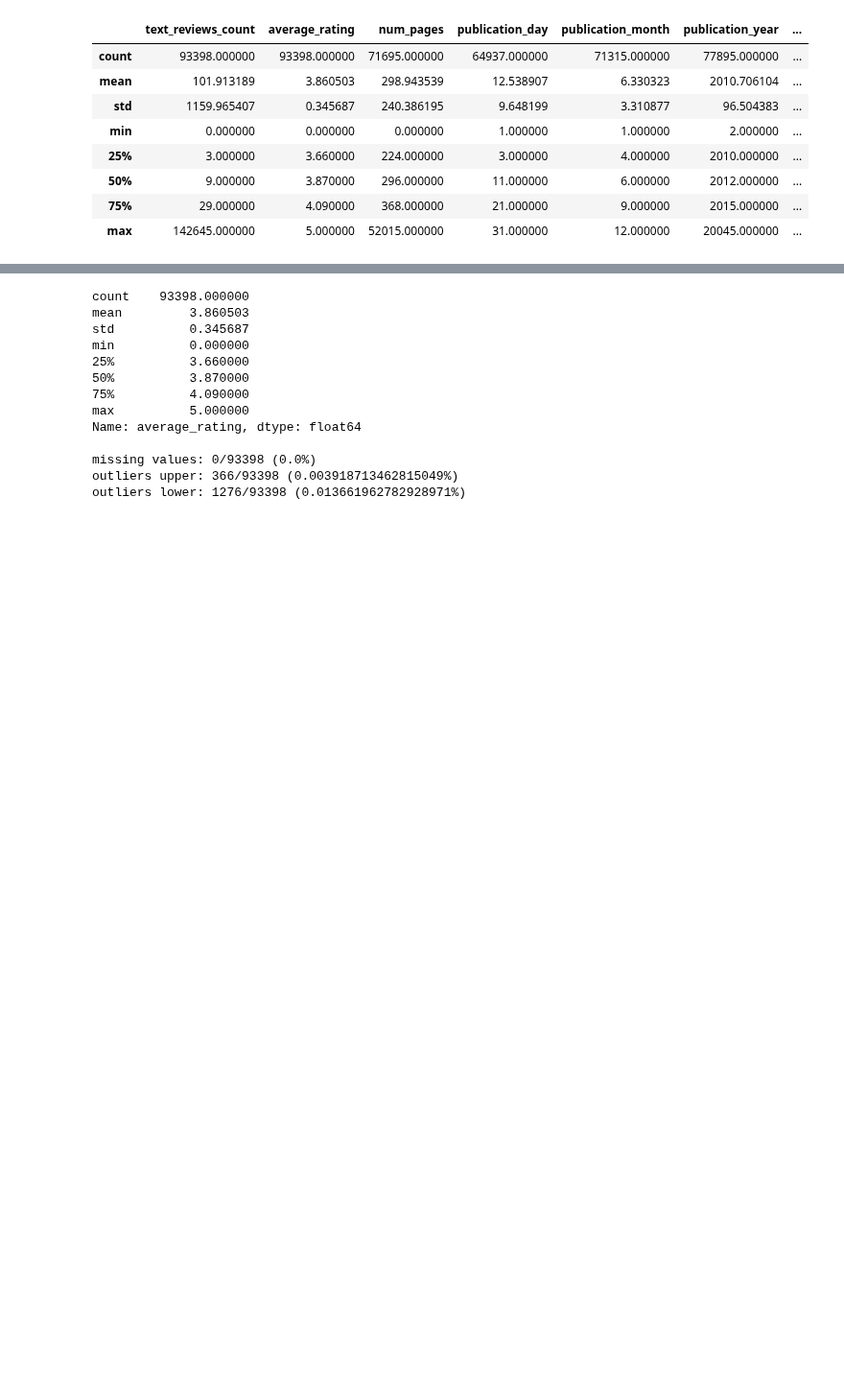
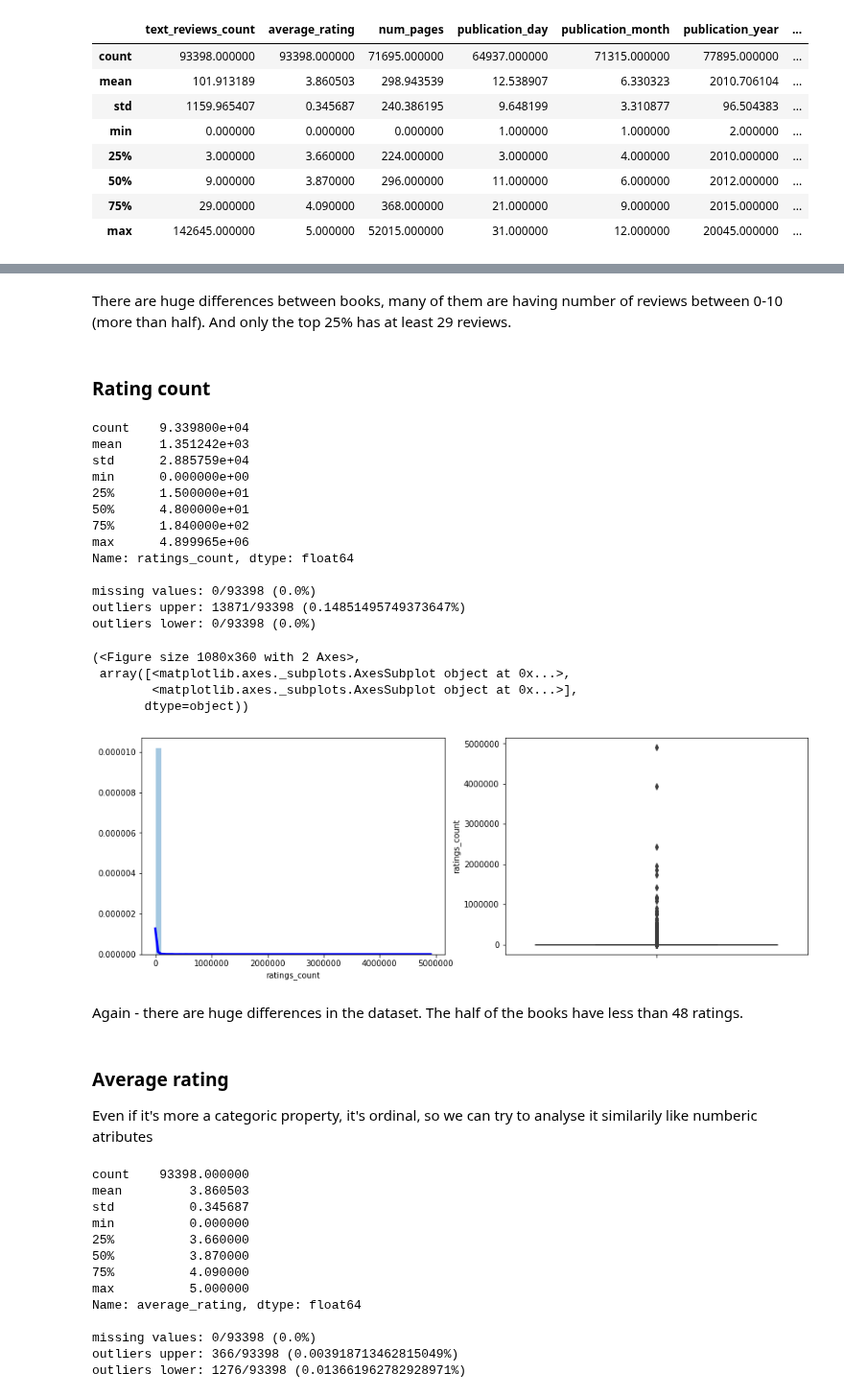
Before and after one commit to Pomichal/oznal-project, a Jupyter notebook: notebooks/DataAnalysis.ipynb, the cells around one changed output, grey strips where cells are left out. Shown at 96% size. Drawn from its saved outputs; the diff is of its cells as text; code cells hidden in the pictures; blank space fills up the shorter version.

Commit message:
ADD: categorical attribute analysis

```diff
--- a/notebooks/DataAnalysis.ipynb
+++ b/notebooks/DataAnalysis.ipynb
@@ -36,3 +103,34 @@ books.describe()
+# %% [markdown]
+There are huge differences between books, many of them are having number of reviews between 0-10 (more than half). And only the top 25% has at least 29 reviews.
+# %% [markdown]
+### Rating count
+# %%
+single_col.analyze_numeric(books, 'ratings_count')
+# %% [output]
+count    9.339800e+04
+mean     1.351242e+03
+std      2.885759e+04
+min      0.000000e+00
+25%      1.500000e+01
+50%      4.800000e+01
+75%      1.840000e+02
+max      4.899965e+06
+Name: ratings_count, dtype: float64
+
+missing values: 0/93398 (0.0%)
+outliers upper: 13871/93398 (0.14851495749373647%)
+outliers lower: 0/93398 (0.0%)
+(<Figure size 1080x360 with 2 Axes>,
+ array([<matplotlib.axes._subplots.AxesSubplot object at 0x...>,
+        <matplotlib.axes._subplots.AxesSubplot object at 0x...>],
+       dtype=object))
+[figure, added]
+# %% [markdown]
+Again - there are huge differences in the dataset. The half of the books have less than 48 ratings.
+# %% [markdown]
+### Average rating
+
+Even if it's more a categoric property, it's ordinal, so we can try to analyse it similarily like numberic atributes
 # %%
 single_col.analyze_numeric(books, 'average_rating')
 # %% [output]
```
Also changed, not shown: parts of 11 cells of this notebook, 2 other files.
